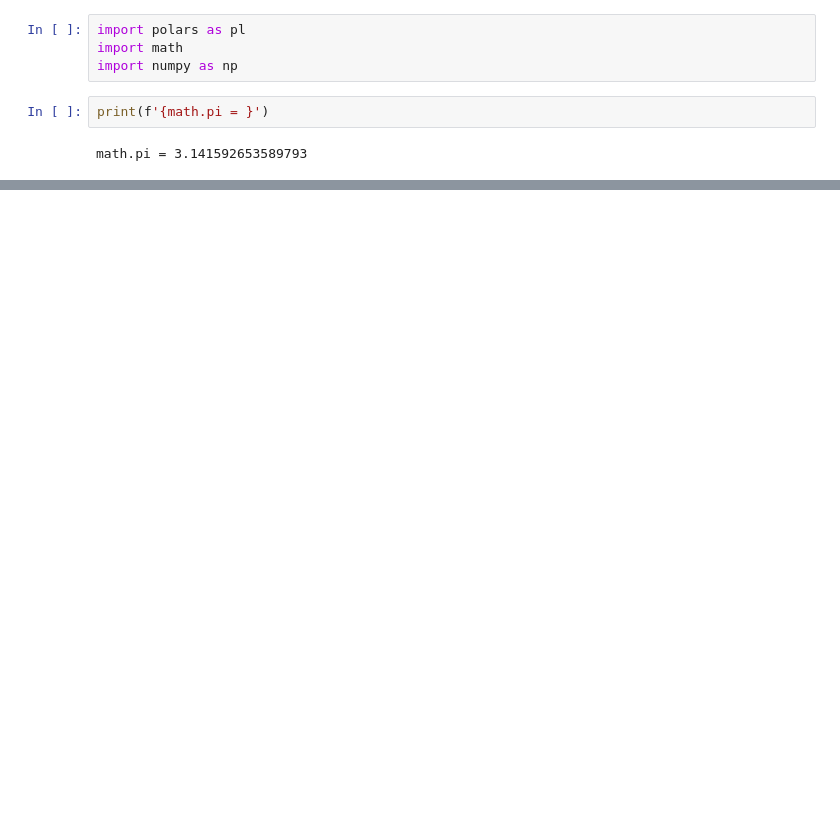
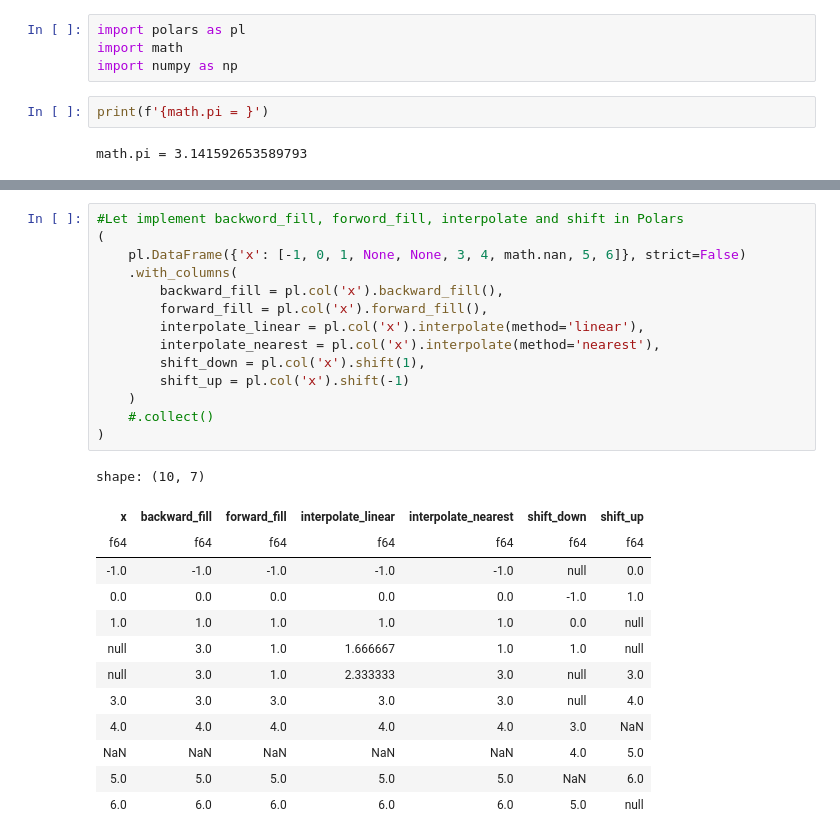
Before and after one commit to IfeanyiEmeagi/Polars, a Jupyter notebook: polar_exercise.ipynb, the cells around one changed output, grey strips where cells are left out. Cells and saved outputs as stored; diff of their text form; blank space fills up the shorter version.

```diff
--- a/polar_exercise.ipynb
+++ b/polar_exercise.ipynb
@@ -29,0 +34,28 @@ Hint: Try setting `strict=False` to allow passing data with mixed types.
+# %%
+#Let implement backword_fill, forword_fill, interpolate and shift in Polars
+(
+    pl.DataFrame({'x': [-1, 0, 1, None, None, 3, 4, math.nan, 5, 6]}, strict=False)
+    .with_columns(
+        backward_fill = pl.col('x').backward_fill(),
+        forward_fill = pl.col('x').forward_fill(),
+        interpolate_linear = pl.col('x').interpolate(method='linear'),
+        interpolate_nearest = pl.col('x').interpolate(method='nearest'),
+        shift_down = pl.col('x').shift(1),
+        shift_up = pl.col('x').shift(-1)
+    )
+    #.collect()
+)
+# %% [output]
+shape: (10, 7)
+| x | backward_fill | forward_fill | interpolate_linear | interpolate_nearest | shift_down | shift_up |
+| f64 | f64 | f64 | f64 | f64 | f64 | f64 |
+| -1.0 | -1.0 | -1.0 | -1.0 | -1.0 | null | 0.0 |
+| 0.0 | 0.0 | 0.0 | 0.0 | 0.0 | -1.0 | 1.0 |
+| 1.0 | 1.0 | 1.0 | 1.0 | 1.0 | 0.0 | null |
+| null | 3.0 | 1.0 | 1.666667 | 1.0 | 1.0 | null |
+| null | 3.0 | 1.0 | 2.333333 | 3.0 | null | 3.0 |
+| 3.0 | 3.0 | 3.0 | 3.0 | 3.0 | null | 4.0 |
+| 4.0 | 4.0 | 4.0 | 4.0 | 4.0 | 3.0 | NaN |
+| NaN | NaN | NaN | NaN | NaN | 4.0 | 5.0 |
+| 5.0 | 5.0 | 5.0 | 5.0 | 5.0 | NaN | 6.0 |
+| 6.0 | 6.0 | 6.0 | 6.0 | 6.0 | 5.0 | null |
```
Also changed, not shown: parts of 5 cells of this notebook.
